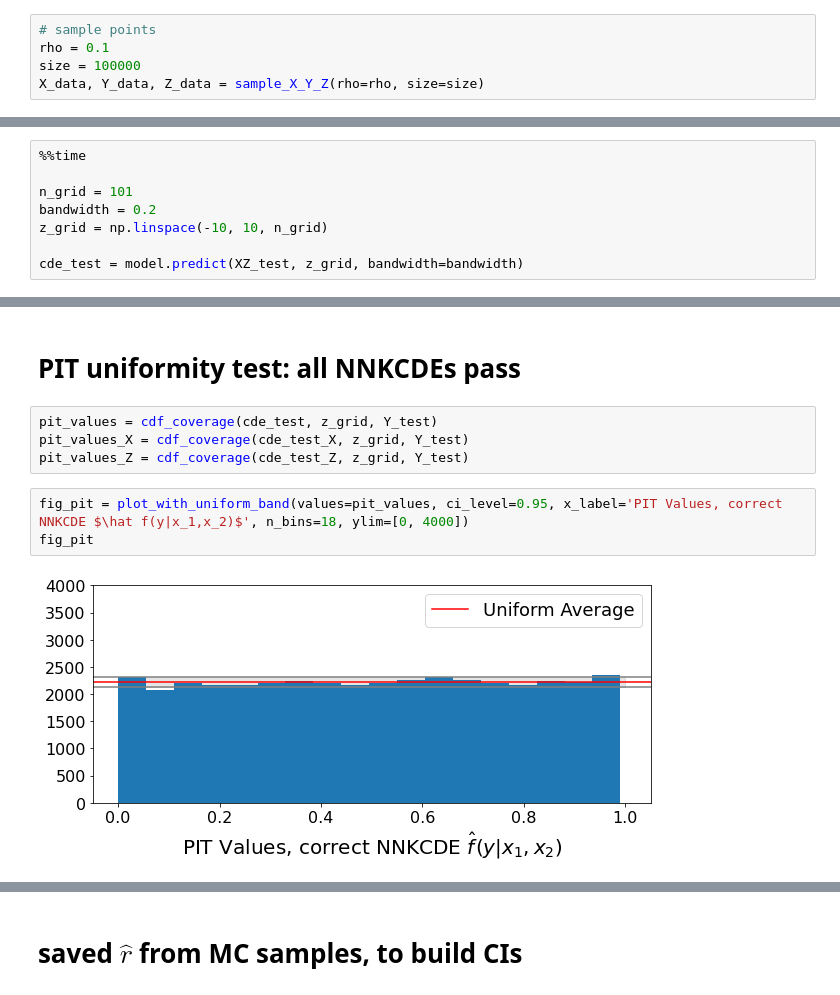
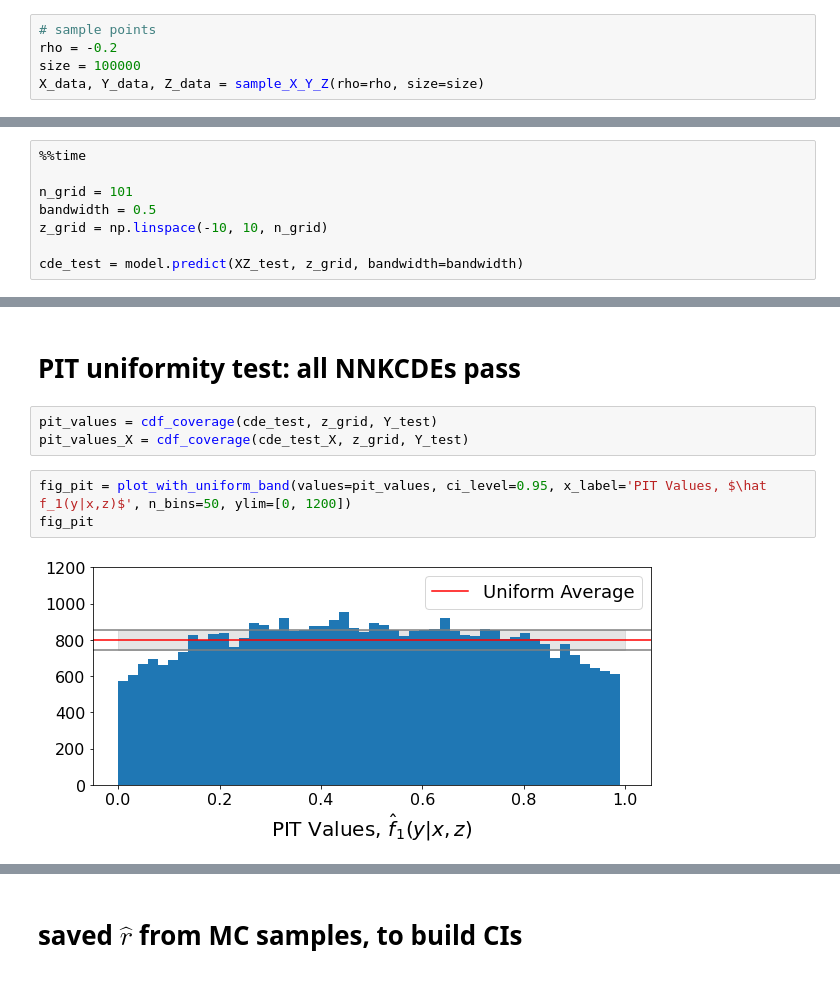
Before and after one commit to zhao-david/CDE-diagnostics, a Jupyter notebook: toy_example_1_v2.ipynb, the cells around one changed output, grey strips where cells are left out. Saved outputs shown, nothing was run; the diff lists cells and outputs as text.

```diff
--- a/toy_example_1_v2.ipynb
+++ b/toy_example_1_v2.ipynb
@@ -35,7 +36,7 @@ def get_true_conditional_dist(X, Z, std=1):
     return dist
 # %%
 # sample points
-rho = 0.1
+rho = -0.2
 size = 100000
 X_data, Y_data, Z_data = sample_X_Y_Z(rho=rho, size=size)
 # %% [markdown]
@@ -59,7 +60,7 @@ array([[0.5806231]])
 %%time
 
 n_grid = 101
-bandwidth = 0.2
+bandwidth = 0.5
 z_grid = np.linspace(-10, 10, n_grid)
 
 cde_test = model.predict(XZ_test, z_grid, bandwidth=bandwidth)
@@ -133,10 +149,9 @@ Integral of the first density integrates to: 1.00
 # %%
 pit_values = cdf_coverage(cde_test, z_grid, Y_test)
 pit_values_X = cdf_coverage(cde_test_X, z_grid, Y_test)
-pit_values_Z = cdf_coverage(cde_test_Z, z_grid, Y_test)
 # %%
-fig_pit = plot_with_uniform_band(values=pit_values, ci_level=0.95, x_label='PIT Values, correct NNKCDE $\hat f(y|x_1,x_2)$', n_bins=18, ylim=[0, 4000])
+fig_pit = plot_with_uniform_band(values=pit_values, ci_level=0.95, x_label='PIT Values, $\hat f_1(y|x,z)$', n_bins=50, ylim=[0, 1200])
 fig_pit
 # %% [output]
-[figure, old version]
+[figure, new version]
 # %%
```
Also changed, not shown: parts of 57 cells of this notebook.
